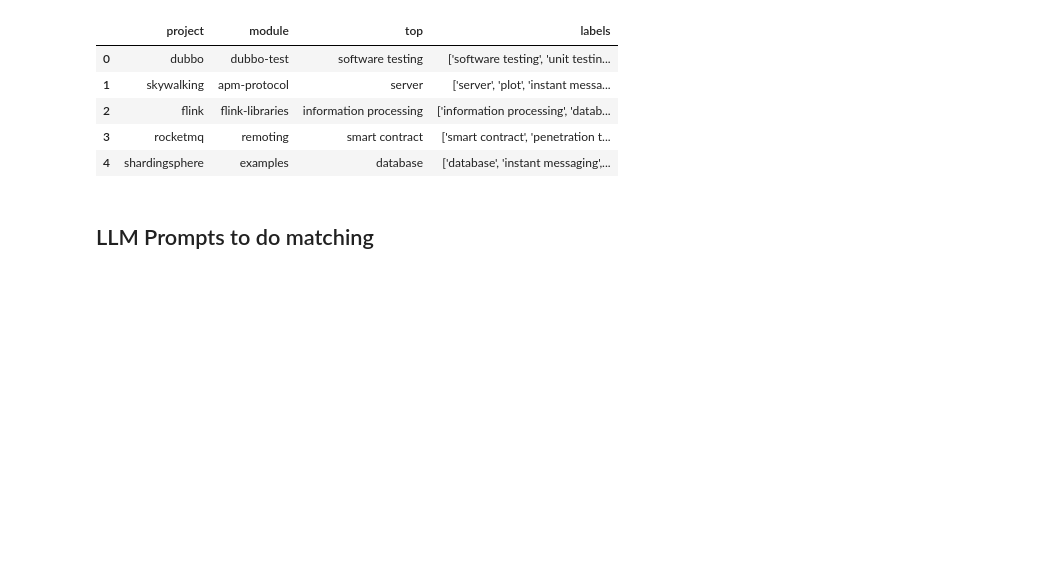
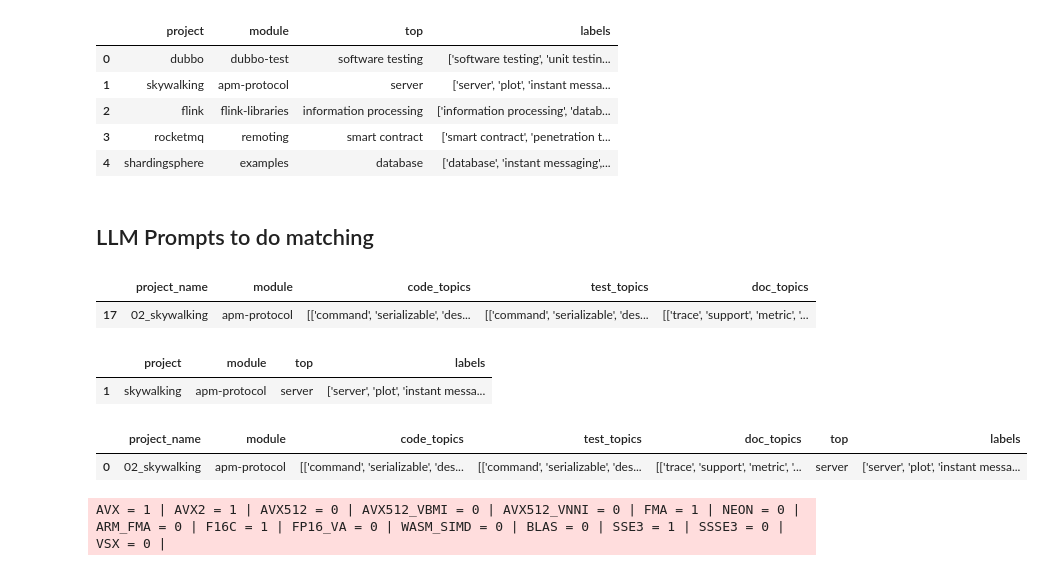
Before and after one commit to zakipauzi/concept-domain-coverage, a Jupyter notebook: 2_topic_ad_matching.ipynb, the cells around one changed output. Cells and saved outputs as stored; diff of their text form; code cells hidden in the pictures; blank space fills up the shorter version.

```diff
--- a/2_topic_ad_matching.ipynb
+++ b/2_topic_ad_matching.ipynb
@@ -33,3 +44,24 @@ anno_df.head()
 | 4 | shardingsphere | examples | database | ['database', 'instant messaging',... |
 # %% [markdown]
 ## LLM Prompts to do matching
+# %%
+# dubbo as an example
+
+topics_sub_df = topics_df[topics_df["module"]=="apm-protocol"]
+topics_sub_df
+# %% [output]
+|  | project_name | module | code_topics | test_topics | doc_topics |
+| 17 | 02_skywalking | apm-protocol | [['command', 'serializable', 'des... | [['command', 'serializable', 'des... | [['trace', 'support', 'metric', '... |
+# %%
+anno_sub_df = anno_df[anno_df["module"]=="apm-protocol"]
+anno_sub_df
+# %% [output]
+|  | project | module | top | labels |
+| 1 | skywalking | apm-protocol | server | ['server', 'plot', 'instant messa... |
+# %%
+pd.set_option('display.max_colwidth', None)
+module_df = topics_sub_df.merge(anno_sub_df).drop(columns=["project"])
+module_df
+# %% [output]
+|  | project_name | module | code_topics | test_topics | doc_topics | top | labels |
+| 0 | 02_skywalking | apm-protocol | [['command', 'serializable', 'des... | [['command', 'serializable', 'des... | [['trace', 'support', 'metric', '... | server | ['server', 'plot', 'instant messa... |
@@ -35,0 +75,15 @@ anno_df.head()
+# %%
+callback_manager = CallbackManager([StreamingStdOutCallbackHandler()])
+llm = LlamaCpp(
+    # model_path="C:\\Users\\biadge\\codellama-13b.Q4_K_M.gguf",
+    model_path="C:\\Users\\biadge\\llama-2-7b.Q4_K_M.gguf",
+    temperature=0,
+    n_ctx=5000,
+    n_gpu_layers=1,
+    n_batch=512,
+    f16_kv=True,
+    callback_manager=callback_manager,
+    verbose=True,
+)
+# %% [output]
+AVX = 1 | AVX2 = 1 | AVX512 = 0 | AVX512_VBMI = 0 | AVX512_VNNI = 0 | FMA = 1 | NEON = 0 | ARM_FMA = 0 | F16C = 1 | FP16_VA = 0 | WASM_SIMD = 0 | BLAS = 0 | SSE3 = 1 | SSSE3 = 0 | VSX = 0 |
```
Also changed, not shown: parts of 5 cells of this notebook, 1 other file.
